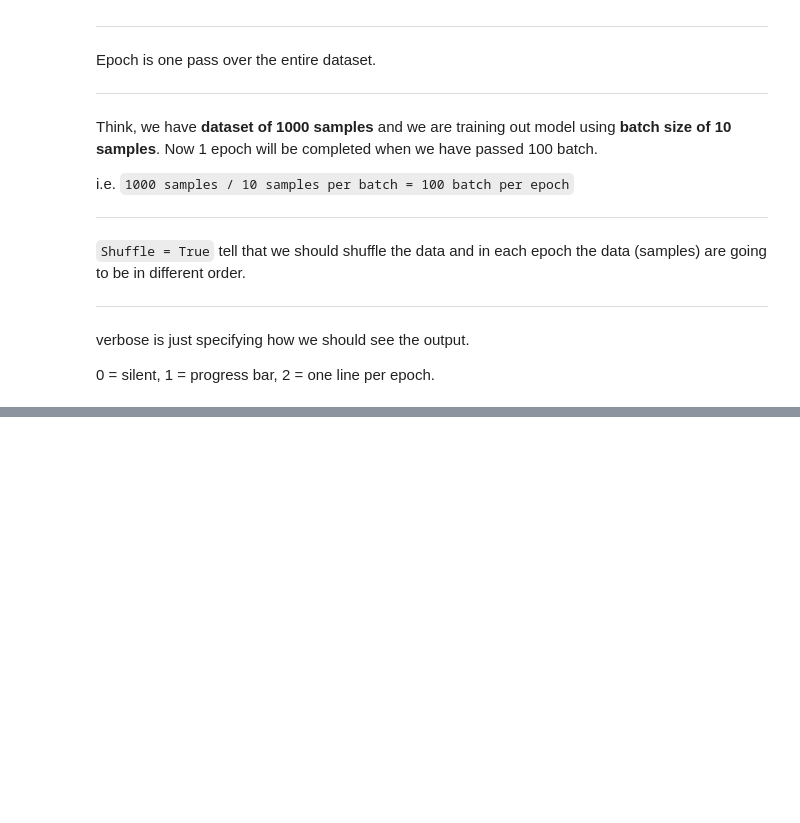
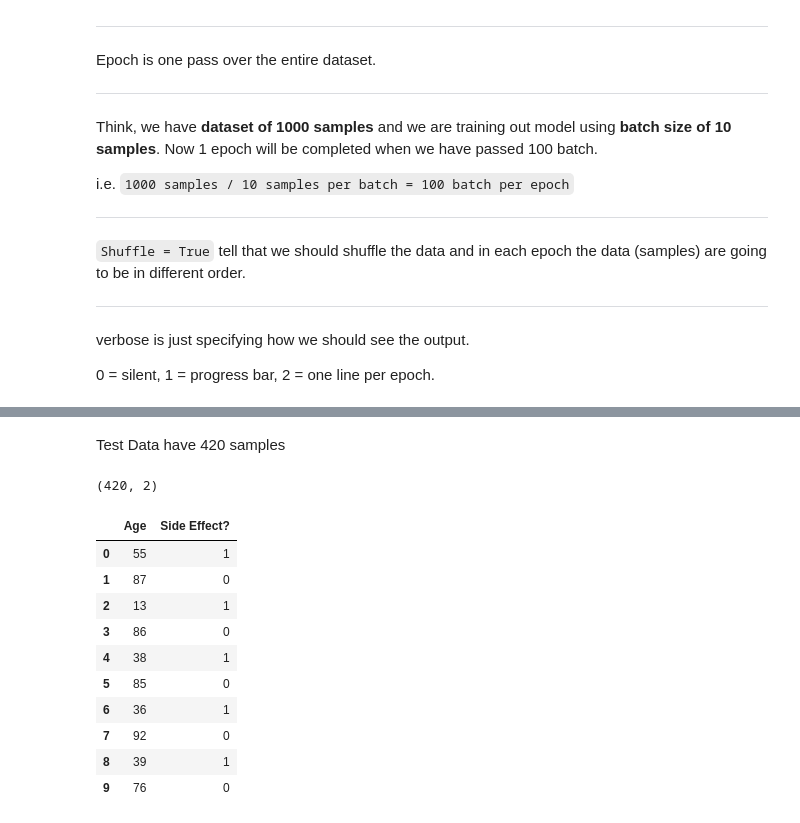
Before and after one commit to debakarr/eternal-learning, a Jupyter notebook: Deep Learning/Keras/Simple Sequential Model.ipynb, the cells around one changed output, grey strips where cells are left out. Cells and saved outputs as stored; diff of their text form; code cells hidden in the pictures; blank space fills up the shorter version.

```diff
--- a/Deep Learning/Keras/Simple Sequential Model.ipynb
+++ b/Deep Learning/Keras/Simple Sequential Model.ipynb
@@ -280,0 +429,4 @@ verbose is just specifying how we should see the output.
+# %%
+for i, layer in enumerate(model.layers):
+    print('======================================================================================================')
+    print(f'\nLayer {i + 1} weight: \n\n', layer.get_weights()) # list of numpy arrays
@@ -280,0 +627,49 @@ verbose is just specifying how we should see the output.
+# %%
+test_labels =  []
+test_samples = []
+# %% [markdown]
+Test Data have 420 samples
+# %%
+# Making something Similar like training Data
+
+for i in range(10):
+    # The 5% of younger individuals who did experience side effects
+    random_younger = randint(13,64)
+    test_samples.append(random_younger)
+    test_labels.append(1)
+
+    # The 5% of older individuals who did not experience side effects
+    random_older = randint(65,100)
+    test_samples.append(random_older)
+    test_labels.append(0)
+
+for i in range(200):
+    # The 95% of younger individuals who did not experience side effects
+    random_younger = randint(13,64)
+    test_samples.append(random_younger)
+    test_labels.append(0)
+
+    # The 95% of older individuals who did experience side effects
+    random_older = randint(65,100)
+    test_samples.append(random_older)
+    test_labels.append(1)
+# %%
+df_test = pd.DataFrame(data = {"Age": test_samples, "Side Effect?": test_labels})
+# %%
+df_test.shape
+# %% [output]
+(420, 2)
+# %%
+df_test.head(10)
+# %% [output]
+|  | Age | Side Effect? |
+| 0 | 55 | 1 |
+| 1 | 87 | 0 |
+| 2 | 13 | 1 |
+| 3 | 86 | 0 |
+| 4 | 38 | 1 |
+| 5 | 85 | 0 |
+| 6 | 36 | 1 |
+| 7 | 92 | 0 |
+| 8 | 39 | 1 |
+| 9 | 76 | 0 |
```
Also changed, not shown: parts of 97 cells of this notebook.
